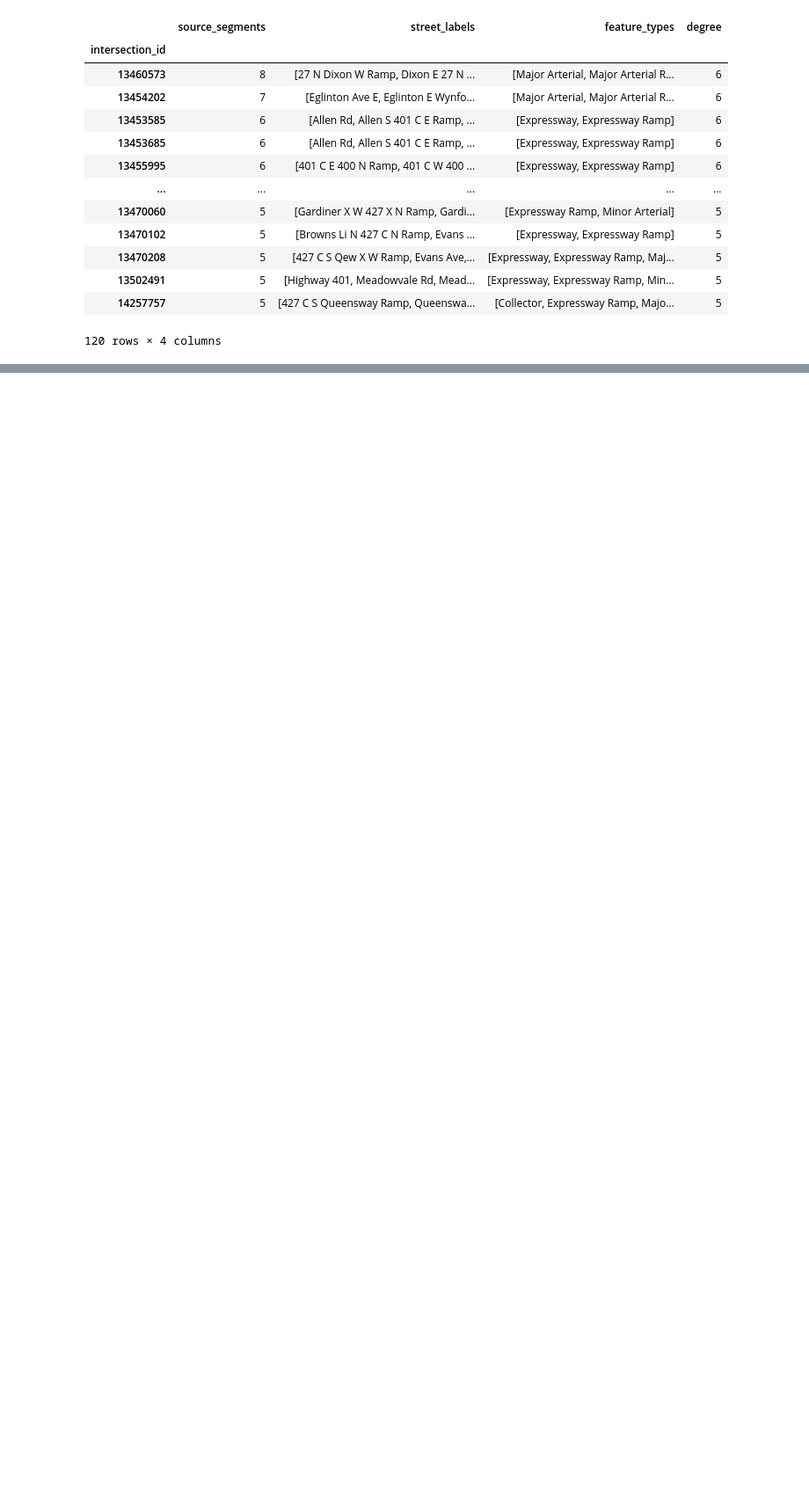
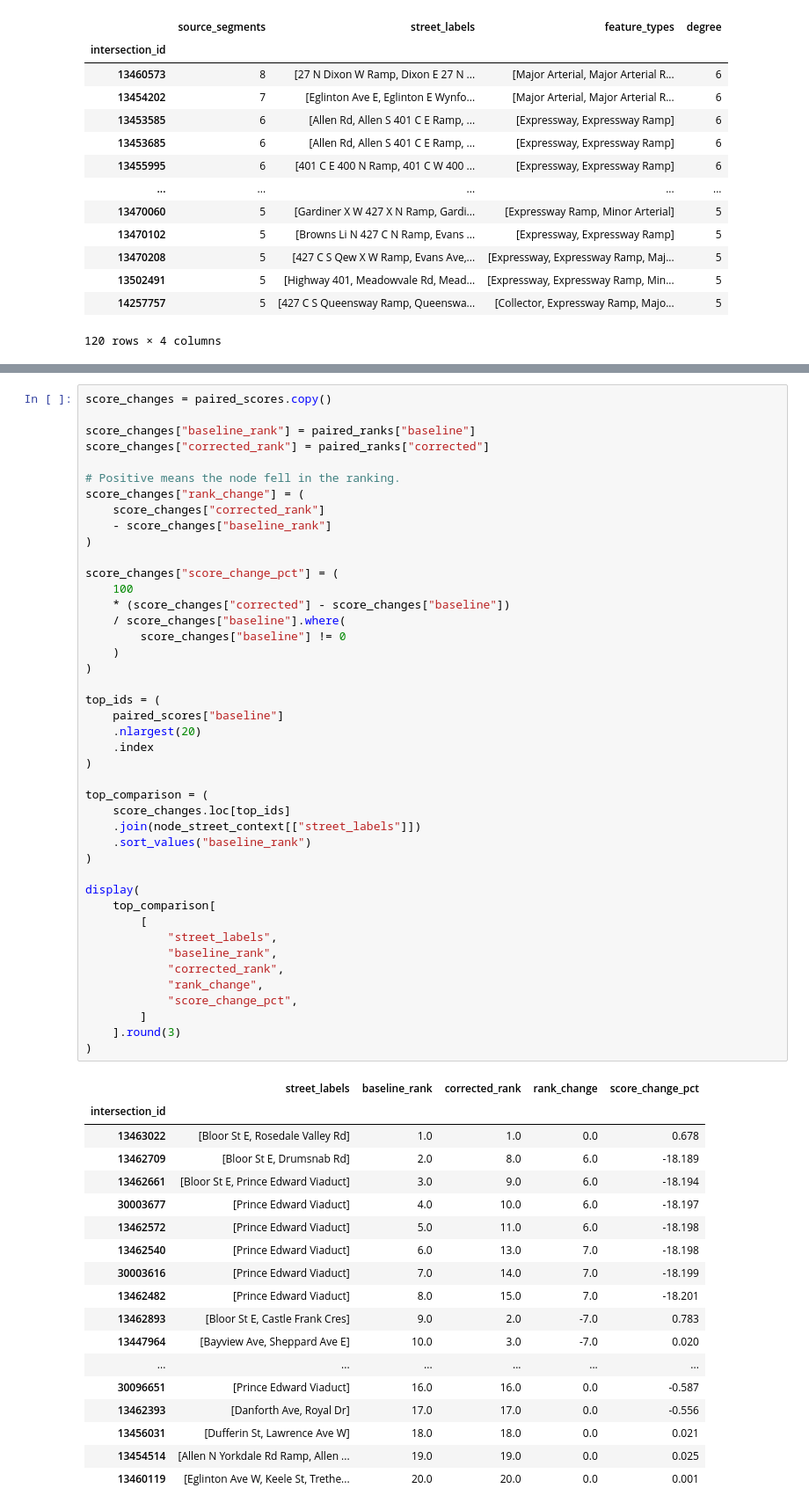
Before and after one commit to KVishal1012/toronto_network_analysis, a Jupyter notebook: notebooks/02_network_graph.ipynb, the cells around one changed output, grey strips where cells are left out. Shown at 88% size. Saved outputs shown, nothing was run; the diff lists cells and outputs as text; blank space fills up the shorter version.

```diff
--- a/notebooks/02_network_graph.ipynb
+++ b/notebooks/02_network_graph.ipynb
@@ -1036,0 +1975,62 @@ display(top_betweenness)
+# %%
+score_changes = paired_scores.copy()
+
+score_changes["baseline_rank"] = paired_ranks["baseline"]
+score_changes["corrected_rank"] = paired_ranks["corrected"]
+
+# Positive means the node fell in the ranking.
+score_changes["rank_change"] = (
+    score_changes["corrected_rank"]
+    - score_changes["baseline_rank"]
+)
+
+score_changes["score_change_pct"] = (
+    100
+    * (score_changes["corrected"] - score_changes["baseline"])
+    / score_changes["baseline"].where(
+        score_changes["baseline"] != 0
+    )
+)
+
+top_ids = (
+    paired_scores["baseline"]
+    .nlargest(20)
+    .index
+)
+
+top_comparison = (
+    score_changes.loc[top_ids]
+    .join(node_street_context[["street_labels"]])
+    .sort_values("baseline_rank")
+)
+
+display(
+    top_comparison[
+        [
+            "street_labels",
+            "baseline_rank",
+            "corrected_rank",
+            "rank_change",
+            "score_change_pct",
+        ]
+    ].round(3)
+)
+# %% [output]
+|  | street_labels | baseline_rank | corrected_rank | rank_change | score_change_pct |
+| intersection_id |  |  |  |  |  |
+| 13463022 | [Bloor St E, Rosedale Valley Rd] | 1.0 | 1.0 | 0.0 | 0.678 |
+| 13462709 | [Bloor St E, Drumsnab Rd] | 2.0 | 8.0 | 6.0 | -18.189 |
+| 13462661 | [Bloor St E, Prince Edward Viaduct] | 3.0 | 9.0 | 6.0 | -18.194 |
+| 30003677 | [Prince Edward Viaduct] | 4.0 | 10.0 | 6.0 | -18.197 |
+| 13462572 | [Prince Edward Viaduct] | 5.0 | 11.0 | 6.0 | -18.198 |
+| 13462540 | [Prince Edward Viaduct] | 6.0 | 13.0 | 7.0 | -18.198 |
+| 30003616 | [Prince Edward Viaduct] | 7.0 | 14.0 | 7.0 | -18.199 |
+| 13462482 | [Prince Edward Viaduct] | 8.0 | 15.0 | 7.0 | -18.201 |
+| 13462893 | [Bloor St E, Castle Frank Cres] | 9.0 | 2.0 | -7.0 | 0.783 |
+| 13447964 | [Bayview Ave, Sheppard Ave E] | 10.0 | 3.0 | -7.0 | 0.020 |
+| ... | ... | ... | ... | ... | ... |
+| 30096651 | [Prince Edward Viaduct] | 16.0 | 16.0 | 0.0 | -0.587 |
+| 13462393 | [Danforth Ave, Royal Dr] | 17.0 | 17.0 | 0.0 | -0.556 |
+| 13456031 | [Dufferin St, Lawrence Ave W] | 18.0 | 18.0 | 0.0 | 0.021 |
+| 13454514 | [Allen N Yorkdale Rd Ramp, Allen ... | 19.0 | 19.0 | 0.0 | 0.025 |
+| 13460119 | [Eglinton Ave W, Keele St, Trethe... | 20.0 | 20.0 | 0.0 | 0.001 |
```
Also changed, not shown: parts of 22 cells of this notebook, 1 other file.
